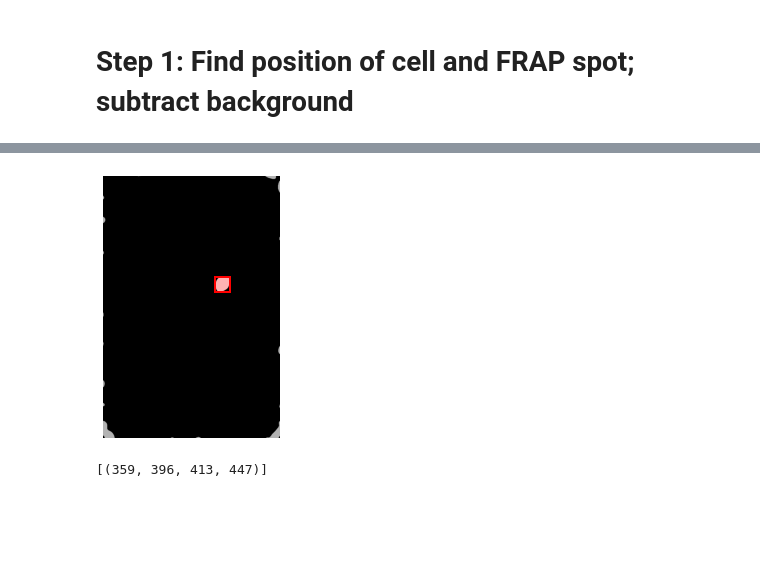
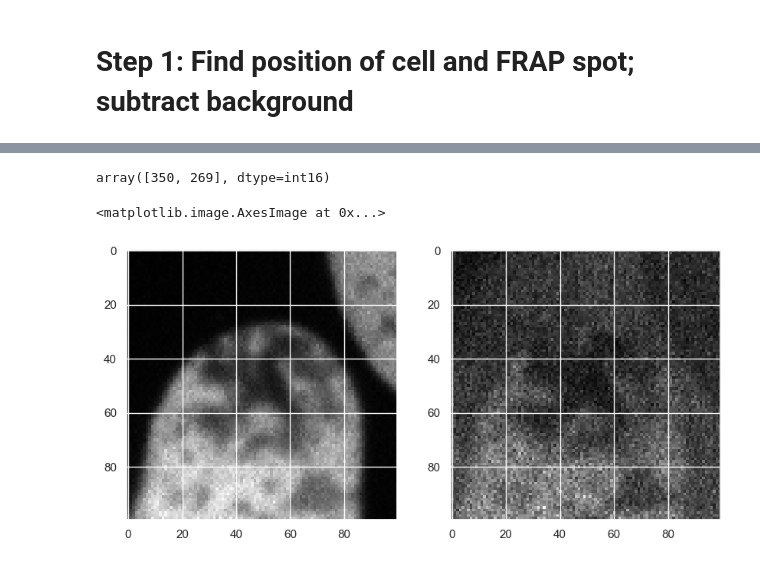
Before and after one commit to Colorado-State-University-Stasevich-Lab/frap_analysis, a Jupyter notebook: Spot_FRAP_Analyzer.ipynb, the cells around one changed output, grey strips where cells are left out. Drawn from its saved outputs; the diff is of its cells as text; code cells hidden in the pictures; blank space fills up the shorter version.

```diff
--- a/Spot_FRAP_Analyzer.ipynb
+++ b/Spot_FRAP_Analyzer.ipynb
@@ -88,32 +175,12 @@ plt.show()
-# %%
-# remove artifacts connected to image border
-cleared = clear_border(binarized_arr)
-
-# label image regions
-label_image = label(cleared)
-
-# to make the background transparent, pass the value of `bg_label`,
-# and leave `bg_color` as `None` and `kind` as `overlay`
-image_label_overlay = label2rgb(label_image, image=filtered_arr, bg_label=0)
-
-fig, ax = plt.subplots(figsize=(4, 4))
-ax.imshow(image_label_overlay)
-
-for region in regionprops(label_image):
-    # take regions with large enough areas
-    if region.area >= 100:
-        # draw rectangle around segmented coins
-        minr, minc, maxr, maxc = region.bbox
-        rect = mpatches.Rectangle((minc, minr), maxc - minc, maxr - minr,
-                                  fill=False, edgecolor='red', linewidth=2)
-        ax.add_patch(rect)
-
-ax.set_axis_off()
-plt.tight_layout()
-plt.show()
-# %% [output]
-[figure, removed]
-# %%
-[region.bbox for region in regionprops(label_image)]
-# %% [output]
-[(359, 396, 413, 447)]
+# %%
+center = np.array(max_position).astype('int16')
+center
+# %% [output]
+array([350, 269], dtype=int16)
+# %%
+fig, ax = plt.subplots(1,2, figsize=(10, 5))
+ax[0].imshow(vid[0][frap_frame_num, center[0]-50:center[0]+50, center[1]-50:center[1]+50], cmap = 'gray')
+ax[1].imshow(vid[1][frap_frame_num, center[0]-50:center[0]+50, center[1]-50:center[1]+50], cmap = 'gray')
+# %% [output]
+<matplotlib.image.AxesImage at 0x...>
+[figure, added]
```
Also changed, not shown: parts of 27 cells of this notebook.
